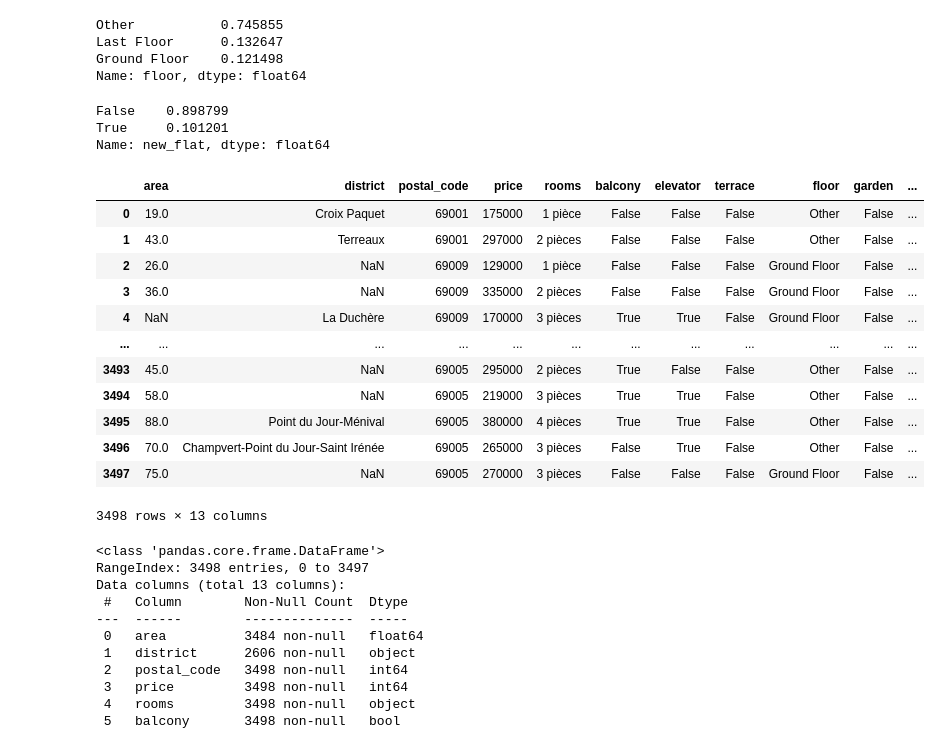
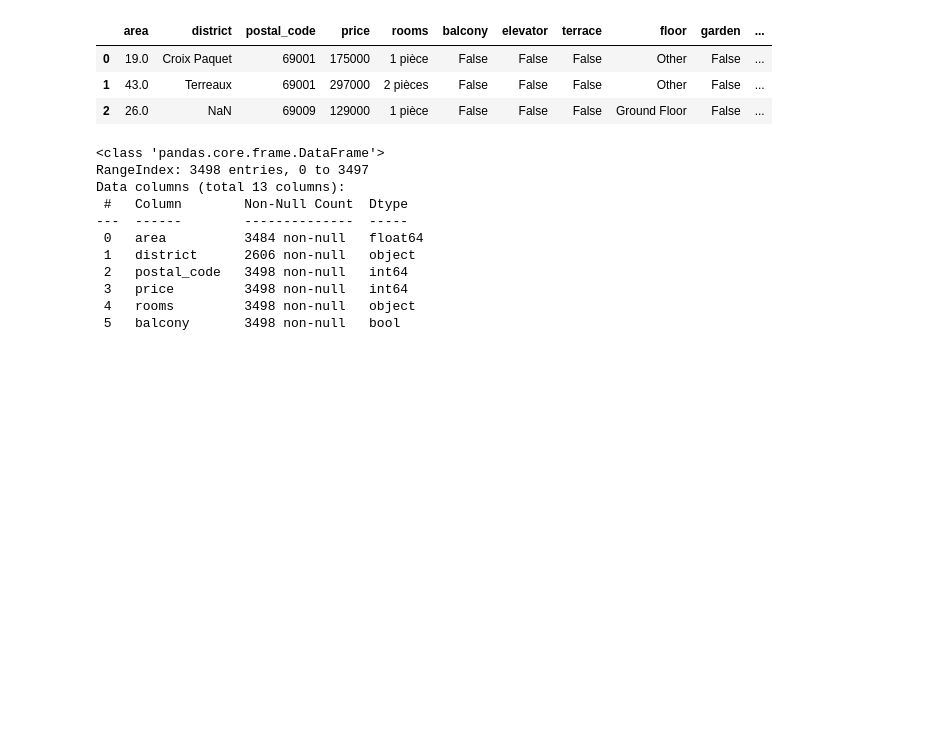
Before and after one commit to Nacim-B/Flat_Price_Prediction_in_Lyon, a Jupyter notebook: Flat_Price_Prediction.ipynb, the cells around one changed output. Saved outputs shown, nothing was run; the diff lists cells and outputs as text; code cells hidden in the pictures; blank space fills up the shorter version.

```diff
--- a/Flat_Price_Prediction.ipynb
+++ b/Flat_Price_Prediction.ipynb
@@ -33,2 +38,0 @@ df.shape
-# %%
-df = df.drop_duplicates().reset_index().drop(['index'], axis = 1)
@@ -96,2 +94,0 @@ split_column(features, df, 'tags')
-# %%
-df = df.drop(['tags'], axis = 1)
@@ -126,25 +103,19 @@ memory usage: 382.7+ KB
 #creating 3 categories of floor
 #Ground floor, Last floor, or Neither
 
-list_floor = []
+def categorize_floors(dataframe):
 
-for floor in df['floor'] :
+    list_floor = []
 
-    if floor == None :
-        list_floor.append('Other')
-    elif (str(floor.replace('Étage ',''))[1] == '0'):
-        list_floor.append('Ground Floor')
-    elif (str(floor.replace('Étage ',''))[1] == str(floor.replace('Étage ',''))[3]) :
-        list_floor.append('Last Floor')
-    else :
-        list_floor.append('Other')
+    for floor in df['floor'] :
 
+        if floor == None :
+            list_floor.append('Other')
+        elif (str(floor.replace('Étage ',''))[1] == '0'):
+            list_floor.append('Ground Floor')
+        elif (str(floor.replace('Étage ',''))[1] == str(floor.replace('Étage ',''))[3]) :
+            list_floor.append('Last Floor')
+        else :
+            list_floor.append('Other')
 
-df['floor'] = list_floor
-
-df['floor'].value_counts(normalize=True)
+    df['floor'] = list_floor
-# %% [output]
-Other           0.745855
-Last Floor      0.132647
-Ground Floor    0.121498
-Name: floor, dtype: float64
@@ -152,24 +128,23 @@ Name: floor, dtype: float64
 df['area'] = df['area'].values.round()
 # %%
-#I want to use this column to know if the flat is new or not
+#I want to use the estate_type column to know if the flat is new or not
 
-df['estate_type'].value_counts(normalize = True)
-list_new = []
+def is_flat_new(dataframe):
 
-for estate_type in df['estate_type']:
-    if 'neuf' in estate_type.lower() :
-       list_new.append(True)
-    else :
-        list_new.append(False)
+    list_new = []
 
-df['new_flat'] = list_new
+    for estate_type in dataframe['estate_type']:
+        if 'neuf' in estate_type.lower() :
+
+            list_new.append(True)
+
+        else :
+
+            list_new.append(False)
+
+    dataframe['new_flat'] = list_new
+    dataframe.drop(['estate_type'], axis = 1, inplace = True)
 # %%
-df = df.drop(['estate_type'], axis = 1)
+is_flat_new(df)
-# %%
-df['new_flat'].value_counts(normalize=True)
-# %% [output]
-False    0.898799
-True     0.101201
-Name: new_flat, dtype: float64
 # %%
 #list of all features I will keep on True/False option
@@ -188,19 +164,10 @@ df['garage'] = df['garage'] | df['box']
 
 df = df.drop(['box'], axis = 1)
 # %%
-df
+df.head(3)
 # %% [output]
 |  | area | district | postal_code | price | rooms | balcony | elevator | terrace | floor | garden | ... |
 | 0 | 19.0 | Croix Paquet | 69001 | 175000 | 1 pièce | False | False | False | Other | False | ... |
 | 1 | 43.0 | Terreaux | 69001 | 297000 | 2 pièces | False | False | False | Other | False | ... |
 | 2 | 26.0 | NaN | 69009 | 129000 | 1 pièce | False | False | False | Ground Floor | False | ... |
-| 3 | 36.0 | NaN | 69009 | 335000 | 2 pièces | False | False | False | Ground Floor | False | ... |
-| 4 | NaN | La Duchère | 69009 | 170000 | 3 pièces | True | True | False | Ground Floor | False | ... |
-| ... | ... | ... | ... | ... | ... | ... | ... | ... | ... | ... | ... |
-| 3493 | 45.0 | NaN | 69005 | 295000 | 2 pièces | True | False | False | Other | False | ... |
-| 3494 | 58.0 | NaN | 69005 | 219000 | 3 pièces | True | True | False | Other | False | ... |
-| 3495 | 88.0 | Point du Jour-Ménival | 69005 | 380000 | 4 pièces | True | True | False | Other | False | ... |
-| 3496 | 70.0 | Champvert-Point du Jour-Saint Irénée | 69005 | 265000 | 3 pièces | False | True | False | Other | False | ... |
-| 3497 | 75.0 | NaN | 69005 | 270000 | 3 pièces | False | False | False | Ground Floor | False | ... |
-3498 rows × 13 columns
 # %%
```
Also changed, not shown: parts of 48 cells of this notebook.
